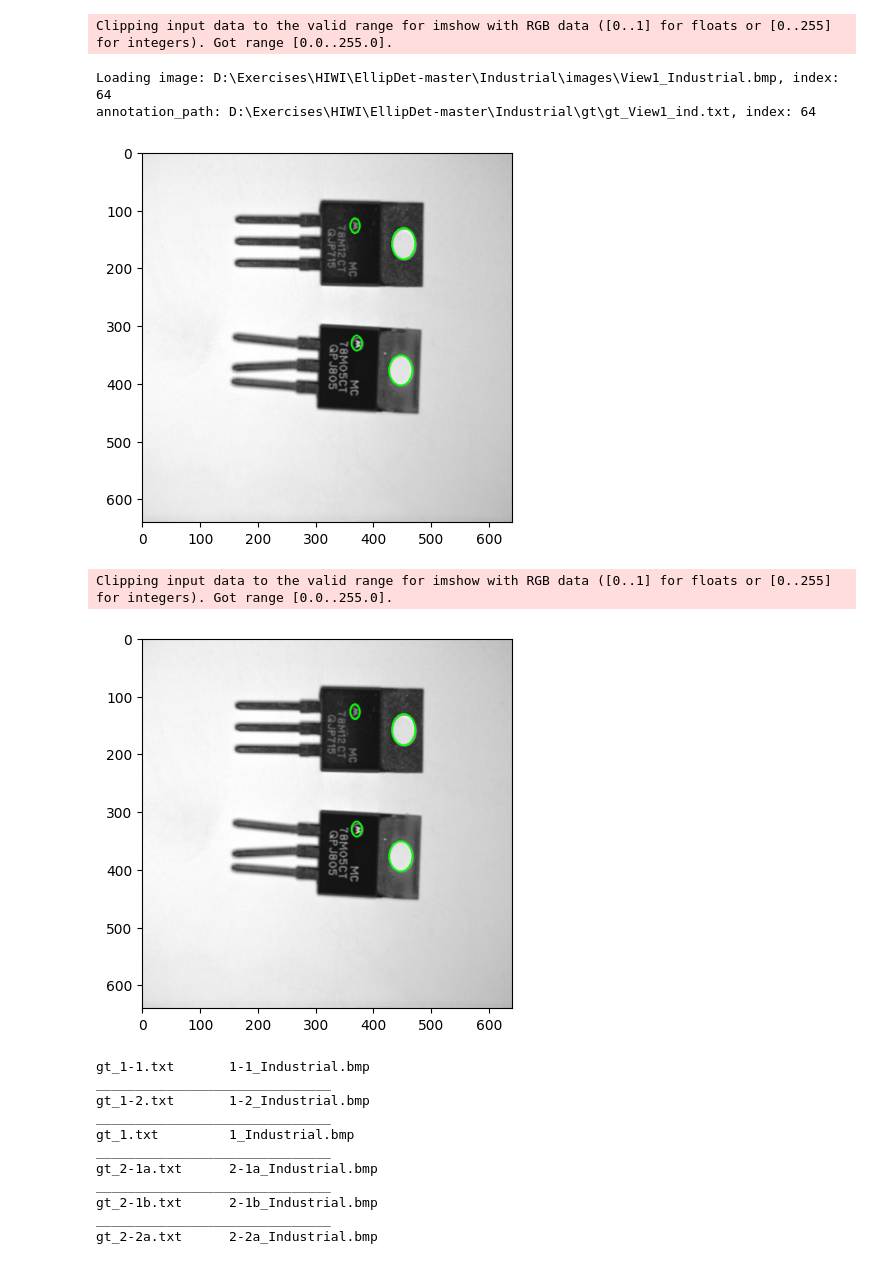
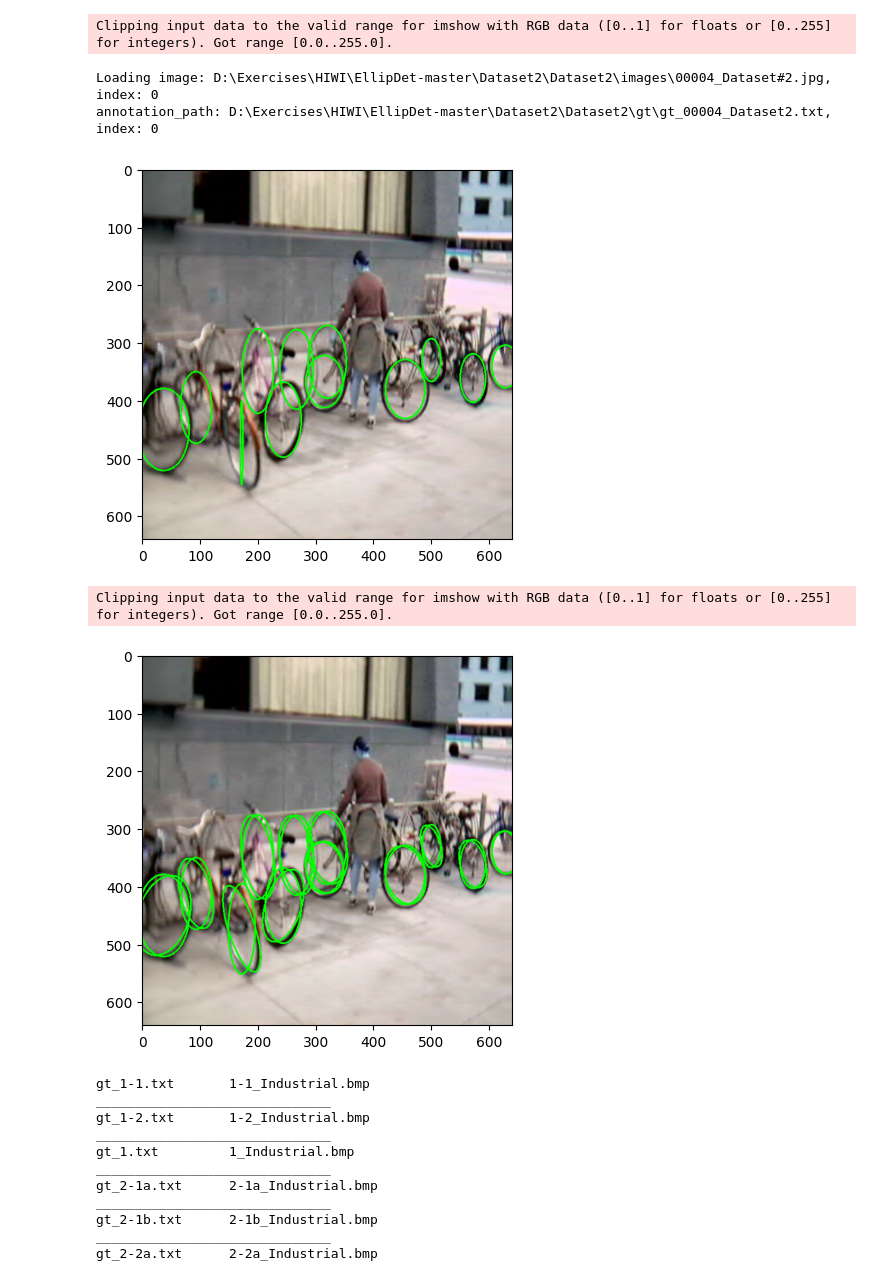
Before and after one commit to aditya0701/HIWI, a Jupyter notebook: ellipse-rcnn-main/scripts/test_model.ipynb, the cells around one changed output. Cells and saved outputs as stored; diff of their text form; code cells hidden in the pictures.

```diff
--- a/ellipse-rcnn-main/scripts/test_model.ipynb
+++ b/ellipse-rcnn-main/scripts/test_model.ipynb
@@ -22,7 +22,7 @@ def display_ellipse(image, ellipse_params):
         axis_length_2 = int(params[1])   # Y coordinate of center
         center_x = int(params[2])    # Semi-major axis length (half-length)
         center_y = int(params[3])    # Semi-minor axis length (half-length)
-        angle = float(params[4]) #* (180 / np.pi)
+        angle = float(params[4]) * (180 / np.pi)
         cv2.ellipse(
         image,
         (center_x, center_y),  # Center
@@ -31,39 +31,39 @@ def display_ellipse(image, ellipse_params):
         0,
         360,
         (0, 255, 0),  # Color
         2)                # Thickness (-1 means filled)
 
     plt.imshow(image)
     plt.show()
-image_dir = r'D:\Exercises\HIWI\EllipDet-master\Industrial\images'
-annotations_dir = r'D:\Exercises\HIWI\EllipDet-master\Industrial\gt'
+image_dir = r'D:\Exercises\HIWI\EllipDet-master\Dataset2\Dataset2\images'
+annotations_dir = r'D:\Exercises\HIWI\EllipDet-master\Dataset2\Dataset2\gt'
 model_path = r"D:\Exercises\HIWI\ellipse-rcnn-main\checkpoints\loss=val\loss_total=0.59763-e=epoch=07.ckpt"
 image_files = sorted([
             os.path.join(image_dir, f)
             for f in os.listdir(image_dir)
             if f.endswith(".jpg") or f.endswith(".bmp")  # Include both .jpg and .bmp files
         ])
 annotation_files = sorted([
         os.path.join(annotations_dir, f)
         for f in os.listdir(annotations_dir)
         if f.endswith(".txt")
     ])
 ds = PrasadEllipseDataset(
                 image_files,
                 annotation_files,
             )
-idx = 64
+idx = 00
 image,target = ds[idx]
 image = image.permute(1,2,0).numpy()
 image = cv2.cvtColor(image, cv2.COLOR_BGR2RGB)
 
 ellipse_params = target["ellipse_params"]
 display_ellipse(image, ellipse_params)
 # %% [output]
 Clipping input data to the valid range for imshow with RGB data ([0..1] for floats or [0..255] for integers). Got range [0.0..255.0].
-Loading image: D:\Exercises\HIWI\EllipDet-master\Industrial\images\View1_Industrial.bmp, index: 64
-annotation_path: D:\Exercises\HIWI\EllipDet-master\Industrial\gt\gt_View1_ind.txt, index: 64
+Loading image: D:\Exercises\HIWI\EllipDet-master\Dataset2\Dataset2\images\00004_Dataset#2.jpg, index: 0
+annotation_path: D:\Exercises\HIWI\EllipDet-master\Dataset2\Dataset2\gt\gt_00004_Dataset2.txt, index: 0
-[figure, old version]
+[figure, new version]
 # %%
 # model = EllipseRCNNModule.load_from_checkpoint(model_path)
 
@@ -130,7 +130,7 @@ plt.imshow(image)
 plt.show()
 # %% [output]
 Clipping input data to the valid range for imshow with RGB data ([0..1] for floats or [0..255] for integers). Got range [0.0..255.0].
-[figure, old version]
+[figure, new version]
 # %%
 # from torchvision import transforms
 # image = pil.open(image_files[idx])
```
Also changed, not shown: parts of 4 cells of this notebook, 46 other files.
